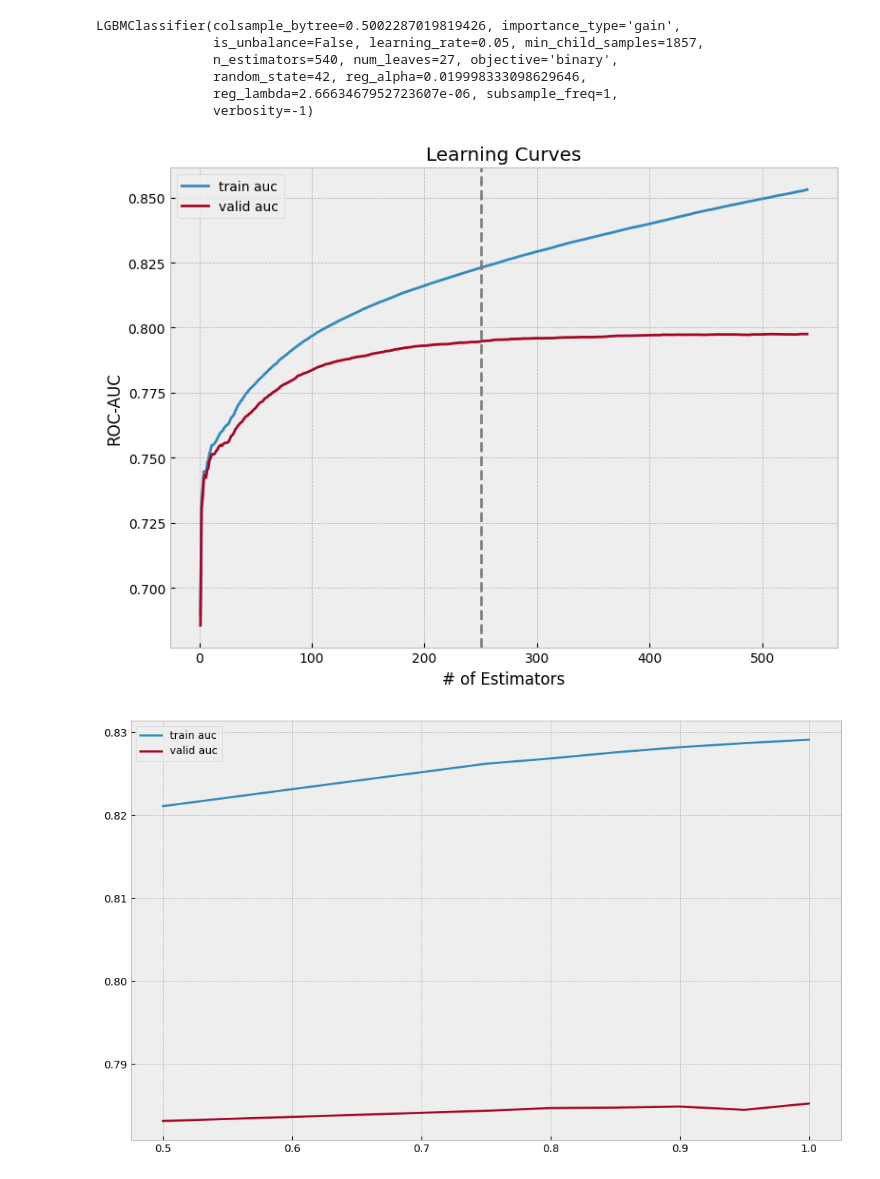
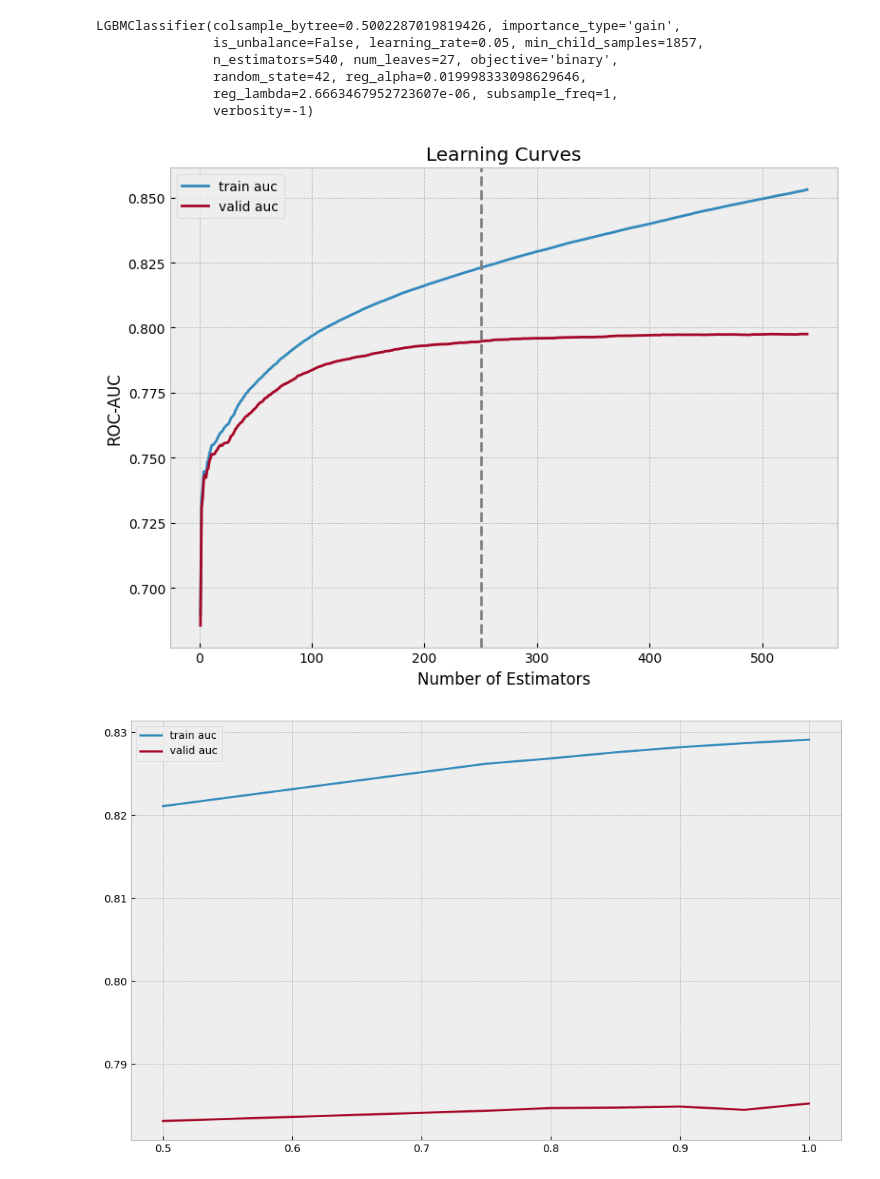
Before and after one commit to VicadP/modeling-probability-of-default, a Jupyter notebook: hyperparam_optimization.ipynb, the cells around one changed output. Cells and saved outputs as stored; diff of their text form; code cells hidden in the pictures.

```diff
--- a/hyperparam_optimization.ipynb
+++ b/hyperparam_optimization.ipynb
@@ -140,23 +140,23 @@ LGBMClassifier(colsample_bytree=0.5002287019819426, importance_type='gain',
 # %%
 plt.figure(figsize=(8, 6))
 
 train_path = model.evals_result_['train']['auc']
 valid_path = model.evals_result_['valid']['auc']
 iterations = list(range(1, len(train_path) + 1))
 
 plt.plot(iterations, train_path, label='train auc')
 plt.plot(iterations, valid_path, label='valid auc')
 plt.axvline(250, color='gray', ls='--')
 
 plt.title('Learning Curves')
-plt.xlabel('# of Estimators')
+plt.xlabel('Number of Estimators')
 plt.ylabel('ROC-AUC')
 plt.legend()
 
 plt.tight_layout()
 plt.show()
 # %% [output]
-[figure, old version]
+[figure, new version]
 # %%
 param = 'subsample'
 param_range = [0.5, 0.75, 0.8, 0.85, 0.9, 0.95, 1]
```
Also changed, not shown: 5 other files.
